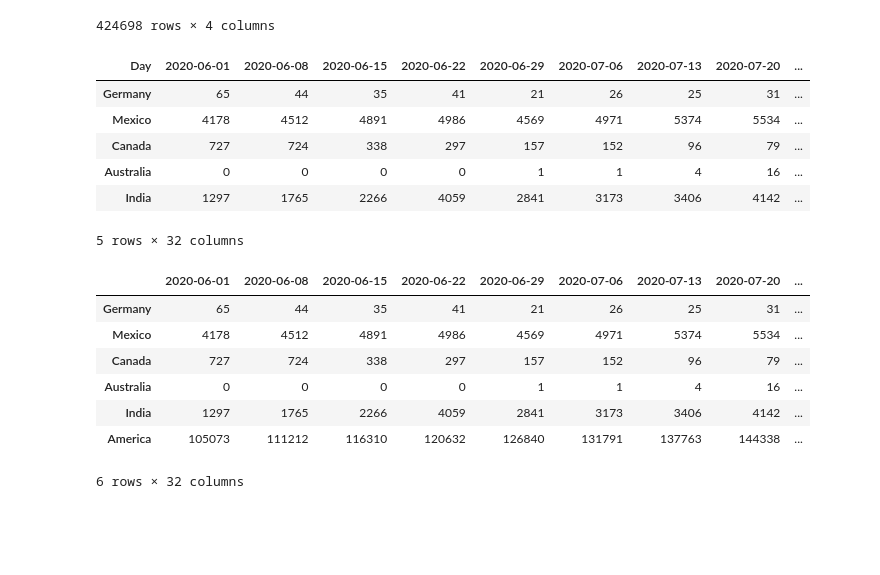
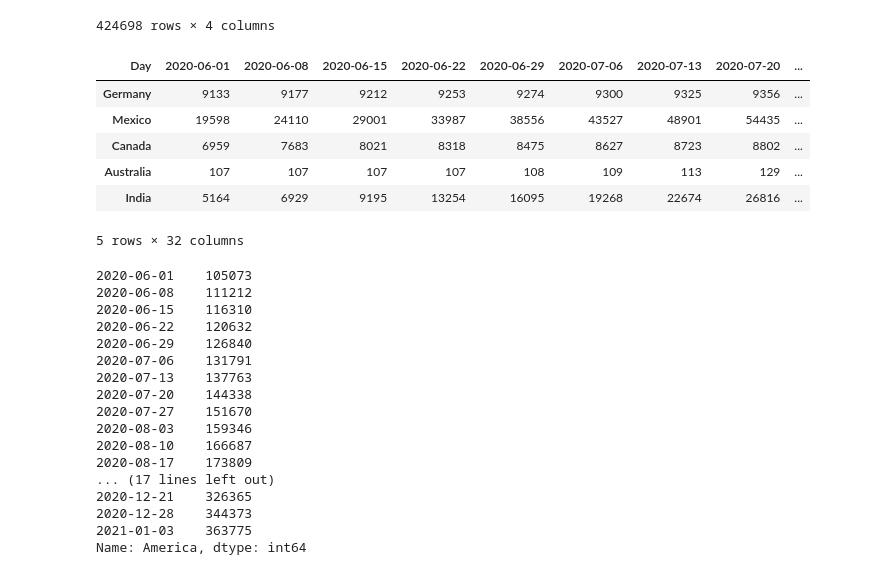
Before and after one commit to smbarber2/405ProjectGroup1, a Jupyter notebook: group_stage2.ipynb, the cells around one changed output. Drawn from its saved outputs; the diff is of its cells as text; code cells hidden in the pictures; blank space fills up the shorter version.

Commit message:
Construct plot for cumulative deaths across 6 countries

```diff
--- a/group_stage2.ipynb
+++ b/group_stage2.ipynb
@@ -132,33 +132,41 @@ all_countries = pd.concat(country_dfs, axis=0)
 start_date = pd.to_datetime('2020-06-01')
 end_date = pd.to_datetime('2021-01-03')
 all_countries.columns = pd.to_datetime(all_countries.columns)
-all_countries_date_range = all_countries[[col for col in all_countries.columns if start_date <= col <= end_date]]
+all_countries_date_range = all_countries[[col for col in all_countries.columns if col <= end_date]]
 # %%
 last_date = all_countries_date_range.iloc[:, -1:]
-weekly = all_countries_date_range.loc[:, ::7]
+weekly = all_countries_date_range.iloc[:, 3::7]
 
 final = pd.concat([weekly, last_date], axis=1)
-final
+cumulative_deaths = final.cumsum(axis='columns')
+cumulative_deaths = cumulative_deaths[[col for col in cumulative_deaths.columns if start_date <= col]]
+cumulative_deaths
 # %% [output]
 | Day | 2020-06-01 | 2020-06-08 | 2020-06-15 | 2020-06-22 | 2020-06-29 | 2020-07-06 | 2020-07-13 | 2020-07-20 | ... |
-| Germany | 65 | 44 | 35 | 41 | 21 | 26 | 25 | 31 | ... |
-| Mexico | 4178 | 4512 | 4891 | 4986 | 4569 | 4971 | 5374 | 5534 | ... |
-| Canada | 727 | 724 | 338 | 297 | 157 | 152 | 96 | 79 | ... |
-| Australia | 0 | 0 | 0 | 0 | 1 | 1 | 4 | 16 | ... |
-| India | 1297 | 1765 | 2266 | 4059 | 2841 | 3173 | 3406 | 4142 | ... |
+| Germany | 9133 | 9177 | 9212 | 9253 | 9274 | 9300 | 9325 | 9356 | ... |
+| Mexico | 19598 | 24110 | 29001 | 33987 | 38556 | 43527 | 48901 | 54435 | ... |
+| Canada | 6959 | 7683 | 8021 | 8318 | 8475 | 8627 | 8723 | 8802 | ... |
+| Australia | 107 | 107 | 107 | 107 | 108 | 109 | 113 | 129 | ... |
+| India | 5164 | 6929 | 9195 | 13254 | 16095 | 19268 | 22674 | 26816 | ... |
 5 rows × 32 columns
 # %%
 america = cd_date_total
 america.rename('America', inplace=True)
-
-finaler = final._append(america)
-finaler
 # %% [output]
-|  | 2020-06-01 | 2020-06-08 | 2020-06-15 | 2020-06-22 | 2020-06-29 | 2020-07-06 | 2020-07-13 | 2020-07-20 | ... |
-| Germany | 65 | 44 | 35 | 41 | 21 | 26 | 25 | 31 | ... |
-| Mexico | 4178 | 4512 | 4891 | 4986 | 4569 | 4971 | 5374 | 5534 | ... |
-| Canada | 727 | 724 | 338 | 297 | 157 | 152 | 96 | 79 | ... |
-| Australia | 0 | 0 | 0 | 0 | 1 | 1 | 4 | 16 | ... |
-| India | 1297 | 1765 | 2266 | 4059 | 2841 | 3173 | 3406 | 4142 | ... |
-| America | 105073 | 111212 | 116310 | 120632 | 126840 | 131791 | 137763 | 144338 | ... |
-6 rows × 32 columns
+2020-06-01    105073
+2020-06-08    111212
+2020-06-15    116310
+2020-06-22    120632
+2020-06-29    126840
+2020-07-06    131791
+2020-07-13    137763
+2020-07-20    144338
+2020-07-27    151670
+2020-08-03    159346
+2020-08-10    166687
+2020-08-17    173809
+... (17 lines left out)
+2020-12-21    326365
+2020-12-28    344373
+2021-01-03    363775
+Name: America, dtype: int64
```
Also changed, not shown: parts of 2 cells of this notebook.
